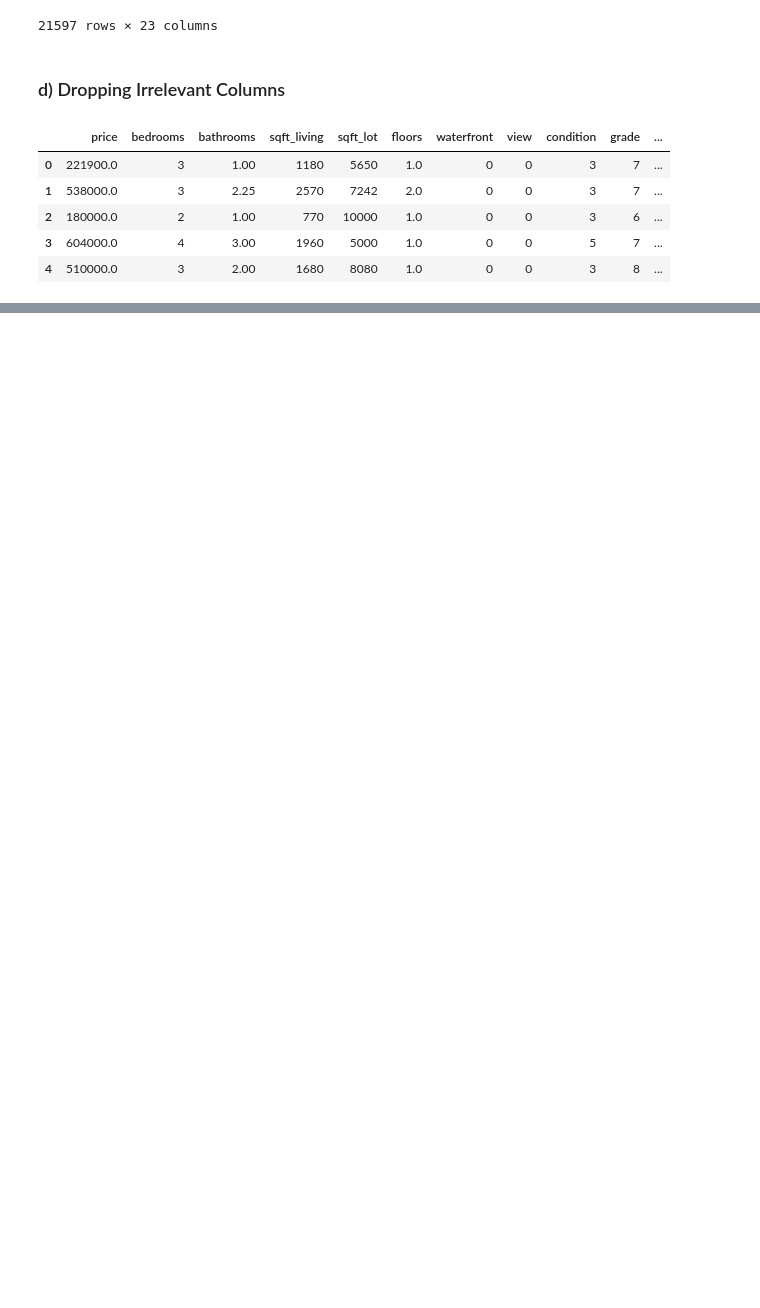
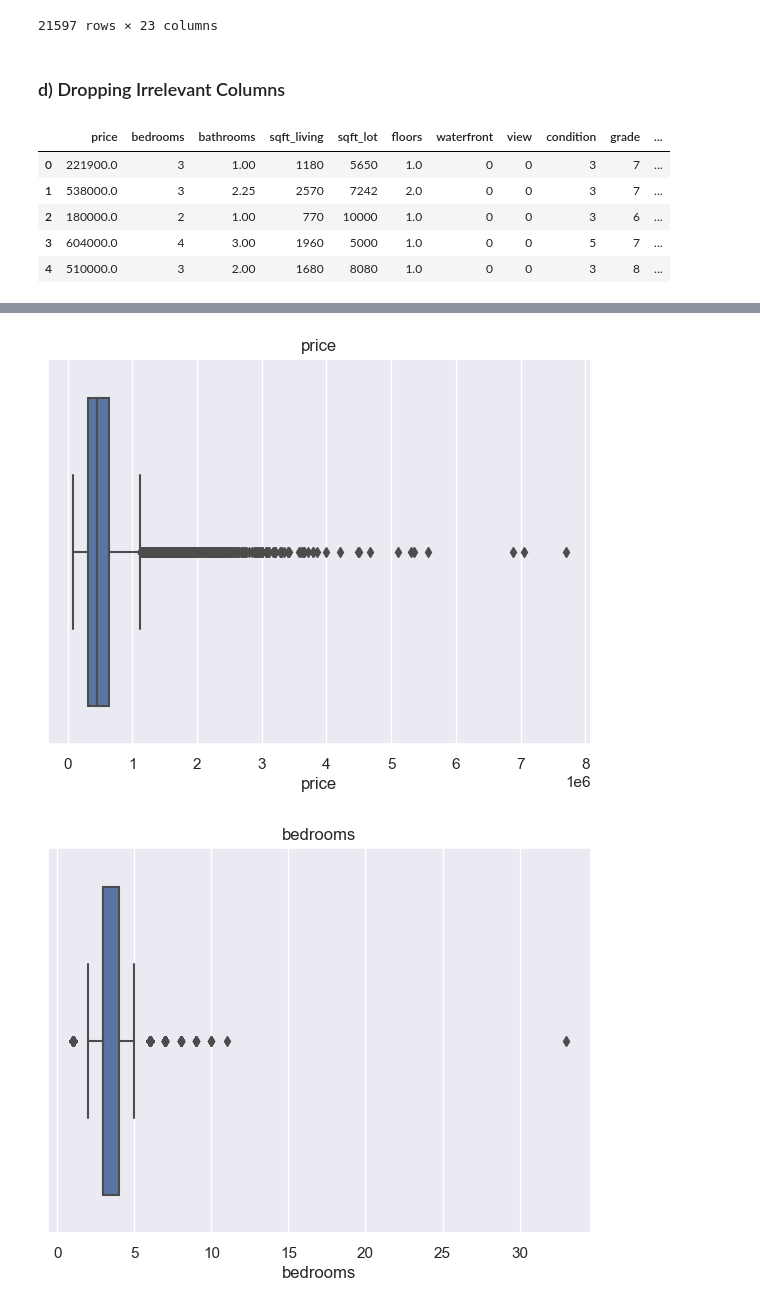
Before and after one commit to Dudimath/House-Sales-Prices-Using-Multi-Linear-Regression, a Jupyter notebook: student.ipynb, the cells around one changed output, grey strips where cells are left out. Saved outputs shown, nothing was run; the diff lists cells and outputs as text; code cells hidden in the pictures; blank space fills up the shorter version.

```diff
--- a/student.ipynb
+++ b/student.ipynb
@@ -474,0 +564,16 @@ df_updated.head()
+# %%
+# use boxplots to visualize outliers in the columns by looking at their distribution
+import seaborn as sns
+import matplotlib.pyplot as plt
+
+# Select the numerical columns
+numerical_cols = ['price', 'bedrooms', 'bathrooms', 'sqft_living', 'sqft_lot']
+
+# Create a boxplot for each numerical column
+for col in numerical_cols:
+    sns.boxplot(x=df[col])
+    plt.title(col)
+    plt.show()
+# %% [output]
+[figure, added]
+[figure, added]
```
Also changed, not shown: parts of 9 cells of this notebook.
